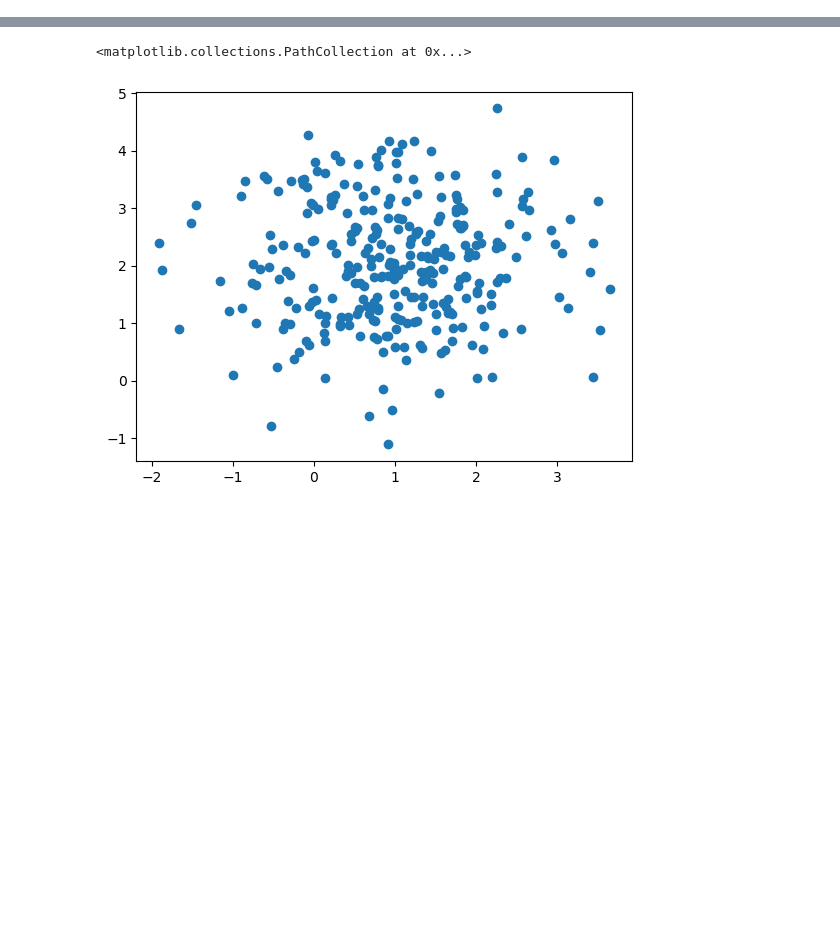
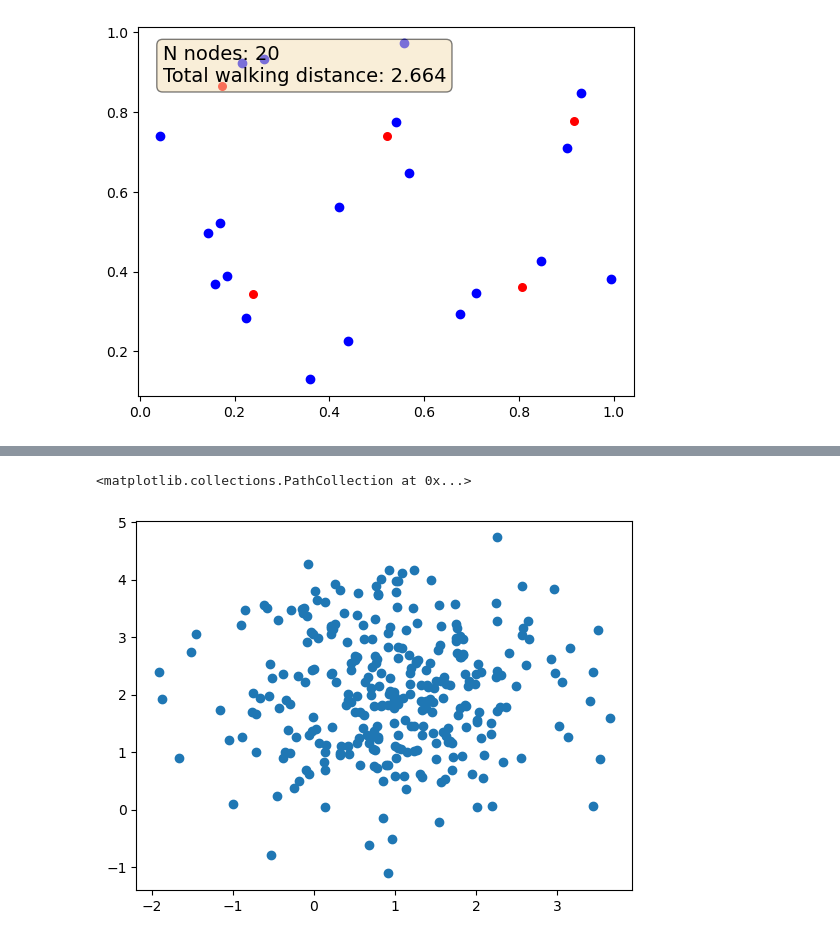
Before and after one commit to TongQM/routedesign, a Jupyter notebook: routedesign.ipynb, the cells around one changed output, grey strips where cells are left out. Saved outputs shown, nothing was run; the diff lists cells and outputs as text; code cells hidden in the pictures; blank space fills up the shorter version.

```diff
--- a/routedesign.ipynb
+++ b/routedesign.ipynb
@@ -49,3 +67,22 @@ ax.scatter(X, Y)
+# %%
+from sklearn.cluster import KMeans
+
+kmeans = KMeans(n_clusters=5)
+kmeans.fit(locations)
+labels, centers = kmeans.labels_, kmeans.cluster_centers_
+centers_ctgr = np.array([centers[i] for i in labels])
+total_wlk_dis = np.sum(np.linalg.norm(centers_ctgr - locations, axis=1))
+ax = plt.figure().add_subplot()
+ax.scatter(centers[:,0], centers[:,1], c='red', s=30)
+ax.scatter(X, Y, c='blue')
+textstr = "N nodes: %d\nTotal walking distance: %.3f" % (demand_size, total_wlk_dis)
+props = dict(boxstyle='round', facecolor='wheat', alpha=0.5)
+ax.text(0.05, 0.95, textstr, transform=ax.transAxes, fontsize=14, # Textbox
+    verticalalignment='top', bbox=props)
+
+plt.show()
+# %% [output]
+[figure, added]
 # %%
 import sklearn.cluster as clst
 
```
Also changed, not shown: parts of 6 cells of this notebook, 21 other files.
